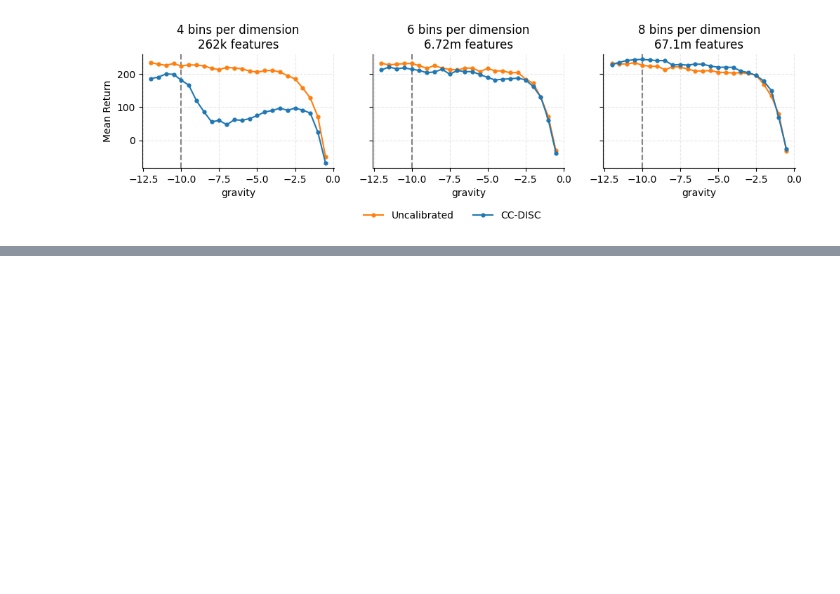
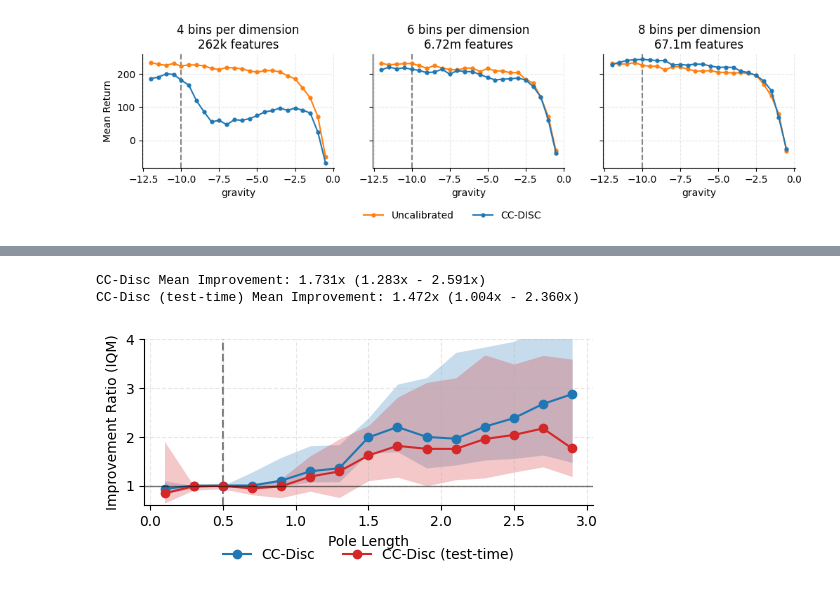
Before and after one commit to foty-hub/msc_thesis, a Jupyter notebook: notebooks/cartpole/final_plots.ipynb, the cells around one changed output, grey strips where cells are left out. Drawn from its saved outputs; the diff is of its cells as text; code cells hidden in the pictures; blank space fills up the shorter version.

```diff
--- a/notebooks/cartpole/final_plots.ipynb
+++ b/notebooks/cartpole/final_plots.ipynb
@@ -922,0 +972,38 @@ plt.show()
+# %%
+cartpole_tt_info = deepcopy(cartpole_info)
+cartpole_tt_info.agent_result_names = {
+    'alpha_exp_0-01': 'normal',
+    'tt_eta0-01_td': 'testtime'
+}
+
+tt_cart_df = load_dataframes(cartpole_tt_info)
+tt_cart_df['agent_type'] = 'ignore'
+# %%
+df = filter_df(tt_cart_df, cartpole_tt_info, aggfunc={c: 'mean' for c in tt_cols}).reset_index()
+df = df.drop(columns='agent_type')
+
+tt_cart_ratios = compute_ratios(df, cartpole_tt_info, 'returns_tta')
+conf_cart_ratios = compute_ratios(df, cartpole_tt_info, 'returns_conf')
+ratio_dict = {'CC-Disc': conf_cart_ratios, 'CC-Disc (test-time)': tt_cart_ratios}
+
+ratio_score, ratio_cis = rly.get_interval_estimates(
+    ratio_dict, iqm, reps=50_000
+)
+param_vals = df[cartpole_tt_info.param].unique()
+# %%
+plot_improvement_curve(
+    xs=param_vals,
+    ratio_score=ratio_score,
+    ratio_cis=ratio_cis,
+    title='',
+    xlabel='Pole Length',
+    config=cartpole_tt_info,
+    legend_title='',
+    plotname='cart_tt',
+    ylim=(0.6, 4.0),
+    figsize=(5, 2.5)
+)
+# %% [output]
+CC-Disc Mean Improvement: 1.731x (1.283x - 2.591x)
+CC-Disc (test-time) Mean Improvement: 1.472x (1.004x - 2.360x)
+[figure, added]
```
Also changed, not shown: parts of 7 cells of this notebook, 1 other file.
